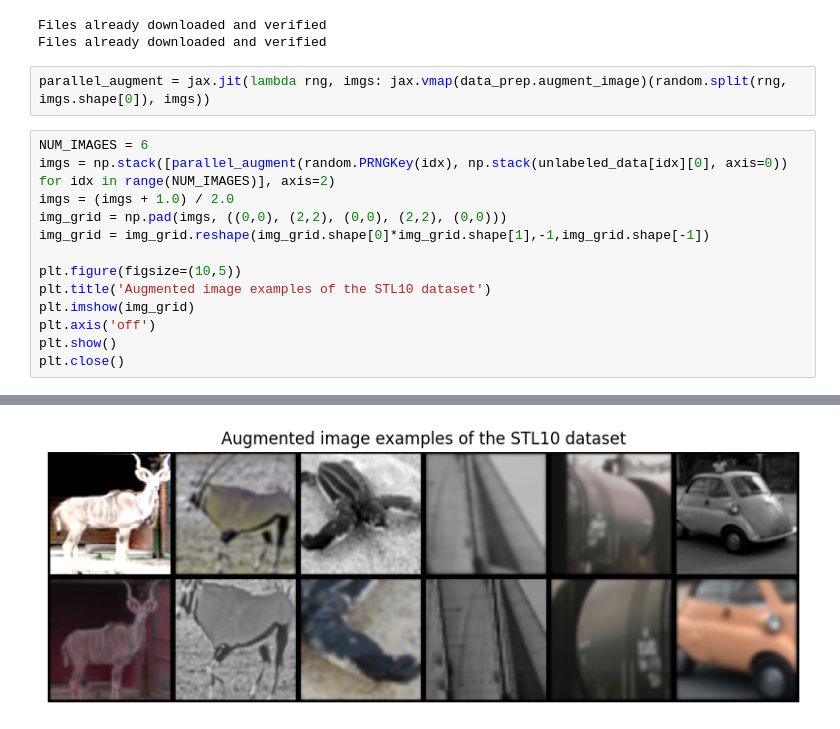
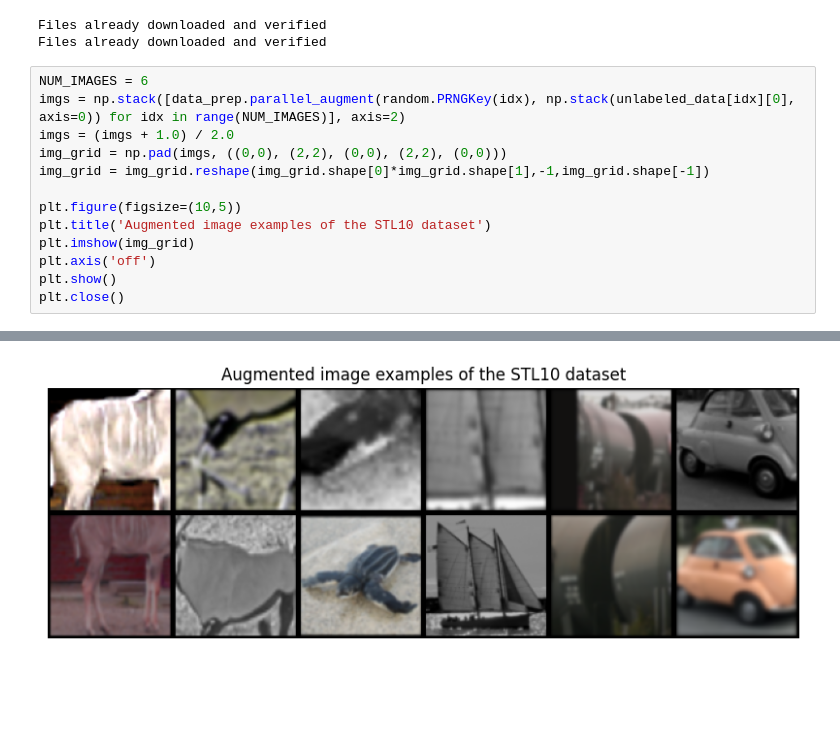
Before and after one commit to ashutosh-dwivedi-e3502/mlp-playground, a Jupyter notebook: notebooks/sim_clr.ipynb, the cells around one changed output, grey strips where cells are left out. Saved outputs shown, nothing was run; the diff lists cells and outputs as text; blank space fills up the shorter version.

```diff
--- a/notebooks/sim_clr.ipynb
+++ b/notebooks/sim_clr.ipynb
@@ -17,11 +19,9 @@ unlabeled_data, train_data_contrast = data_prep.get_stl_dataset(constants.DATASE
 # %% [output]
 Files already downloaded and verified
 Files already downloaded and verified
-# %%
-parallel_augment = jax.jit(lambda rng, imgs: jax.vmap(data_prep.augment_image)(random.split(rng, imgs.shape[0]), imgs))
 # %%
 NUM_IMAGES = 6
-imgs = np.stack([parallel_augment(random.PRNGKey(idx), np.stack(unlabeled_data[idx][0], axis=0)) for idx in range(NUM_IMAGES)], axis=2)
+imgs = np.stack([data_prep.parallel_augment(random.PRNGKey(idx), np.stack(unlabeled_data[idx][0], axis=0)) for idx in range(NUM_IMAGES)], axis=2)
 imgs = (imgs + 1.0) / 2.0
 img_grid = np.pad(imgs, ((0,0), (2,2), (0,0), (2,2), (0,0)))
 img_grid = img_grid.reshape(img_grid.shape[0]*img_grid.shape[1],-1,img_grid.shape[-1])
@@ -36 +37 @@ plt.close()
-[figure, old version]
+[figure, new version]
```
Also changed, not shown: parts of 5 cells of this notebook, 3 other files.
